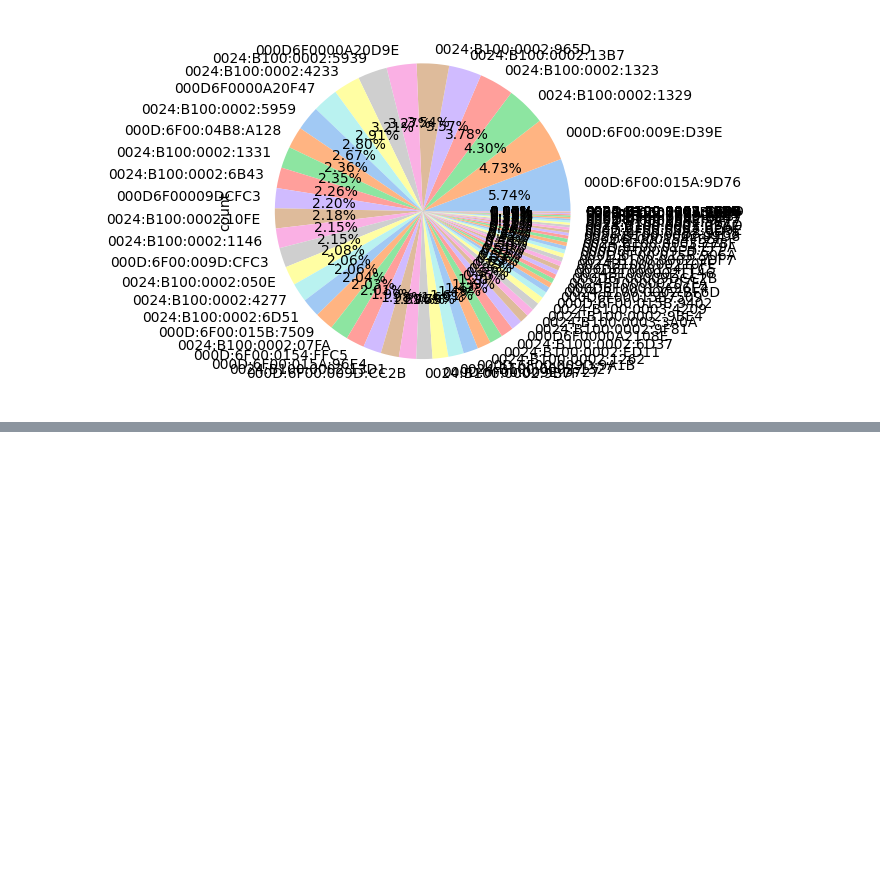
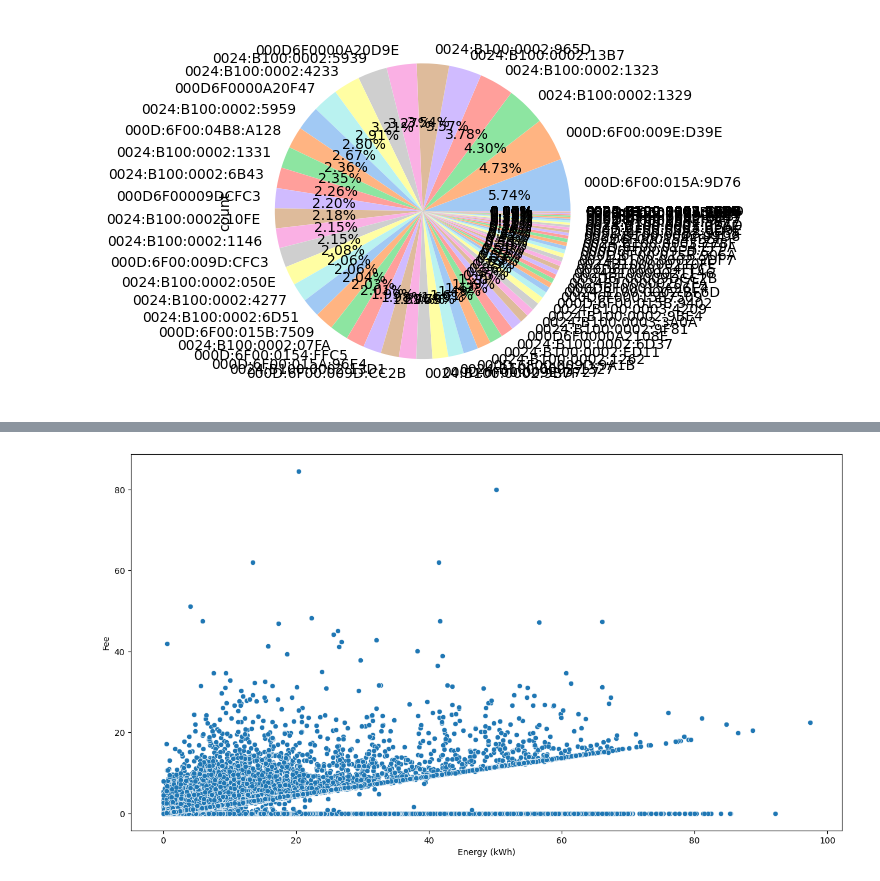
Before and after one commit to natvar55/IT496_Data_Voyagers_Project1, a Jupyter notebook: cp_202101203.ipynb, the cells around one changed output, grey strips where cells are left out. Saved outputs shown, nothing was run; the diff lists cells and outputs as text; code cells hidden in the pictures; blank space fills up the shorter version.

```diff
--- a/cp_202101203.ipynb
+++ b/cp_202101203.ipynb
@@ -59,0 +67,5 @@ Mac_A.plot(kind = 'pie', colors=piec_colors, autopct = '%1.2f%%')
+# %%
+plt.figure(figsize=(15,8))
+ax = sns.scatterplot(y=df["Fee"], x=df["Energy (kWh)"])
+# %% [output]
+[figure, added]
```
Also changed, not shown: parts of 39 cells of this notebook.
